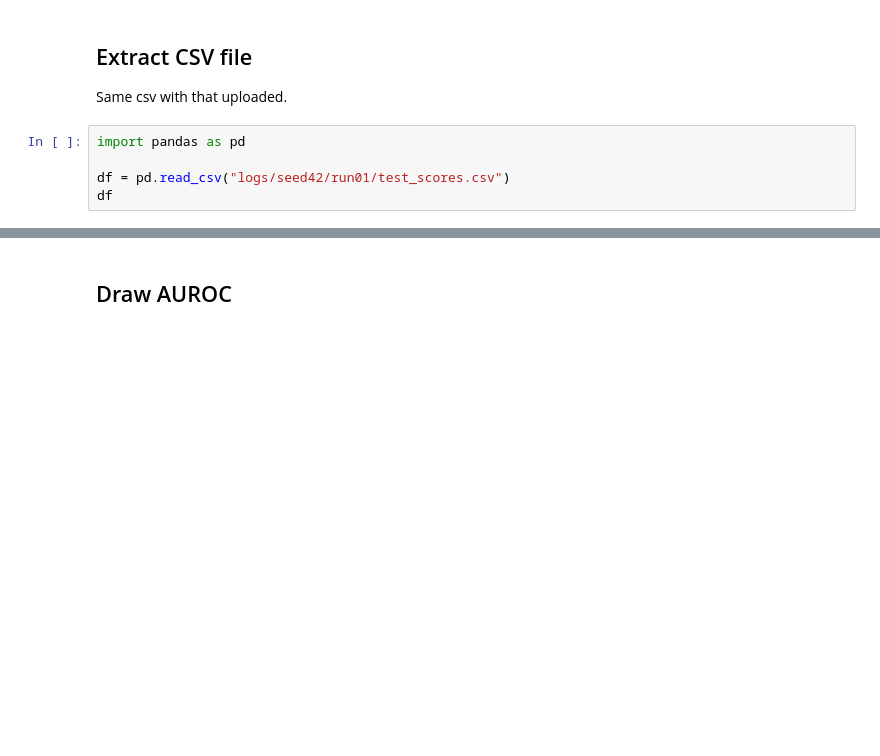
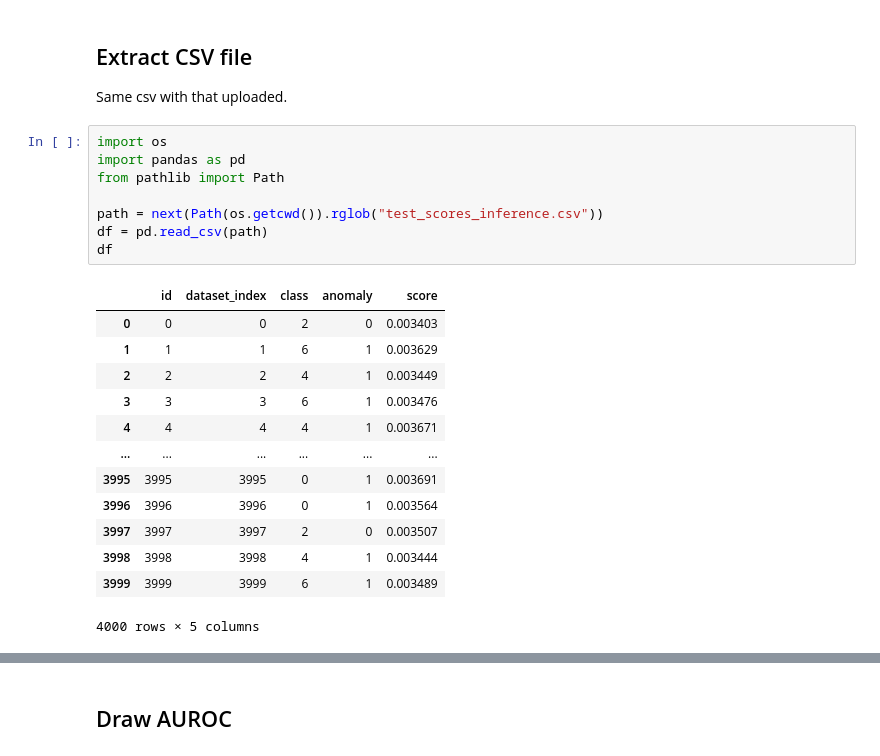
Before and after one commit to ShimSoonYong/AD_project, a Jupyter notebook: notebooks/FeatureMemAE_infer.ipynb, the cells around one changed output, grey strips where cells are left out. Saved outputs shown, nothing was run; the diff lists cells and outputs as text; blank space fills up the shorter version.

```diff
--- a/notebooks/FeatureMemAE_infer.ipynb
+++ b/notebooks/FeatureMemAE_infer.ipynb
@@ -93,7 +101,24 @@ CalledProcessError: Command 'b'\ncp best_MemAE_weight.pth ./source/logs/MemAE/se
 
 Same csv with that uploaded.
 # %%
+import os
 import pandas as pd
+from pathlib import Path
 
-df = pd.read_csv("logs/seed42/run01/test_scores.csv")
+path = next(Path(os.getcwd()).rglob("test_scores_inference.csv"))
+df = pd.read_csv(path)
 df
+# %% [output]
+|  | id | dataset_index | class | anomaly | score |
+| 0 | 0 | 0 | 2 | 0 | 0.003403 |
+| 1 | 1 | 1 | 6 | 1 | 0.003629 |
+| 2 | 2 | 2 | 4 | 1 | 0.003449 |
+| 3 | 3 | 3 | 6 | 1 | 0.003476 |
+| 4 | 4 | 4 | 4 | 1 | 0.003671 |
+| ... | ... | ... | ... | ... | ... |
+| 3995 | 3995 | 3995 | 0 | 1 | 0.003691 |
+| 3996 | 3996 | 3996 | 0 | 1 | 0.003564 |
+| 3997 | 3997 | 3997 | 2 | 0 | 0.003507 |
+| 3998 | 3998 | 3998 | 4 | 1 | 0.003444 |
+| 3999 | 3999 | 3999 | 6 | 1 | 0.003489 |
+4000 rows × 5 columns
```
Also changed, not shown: parts of 5 cells of this notebook, 2 other files.
